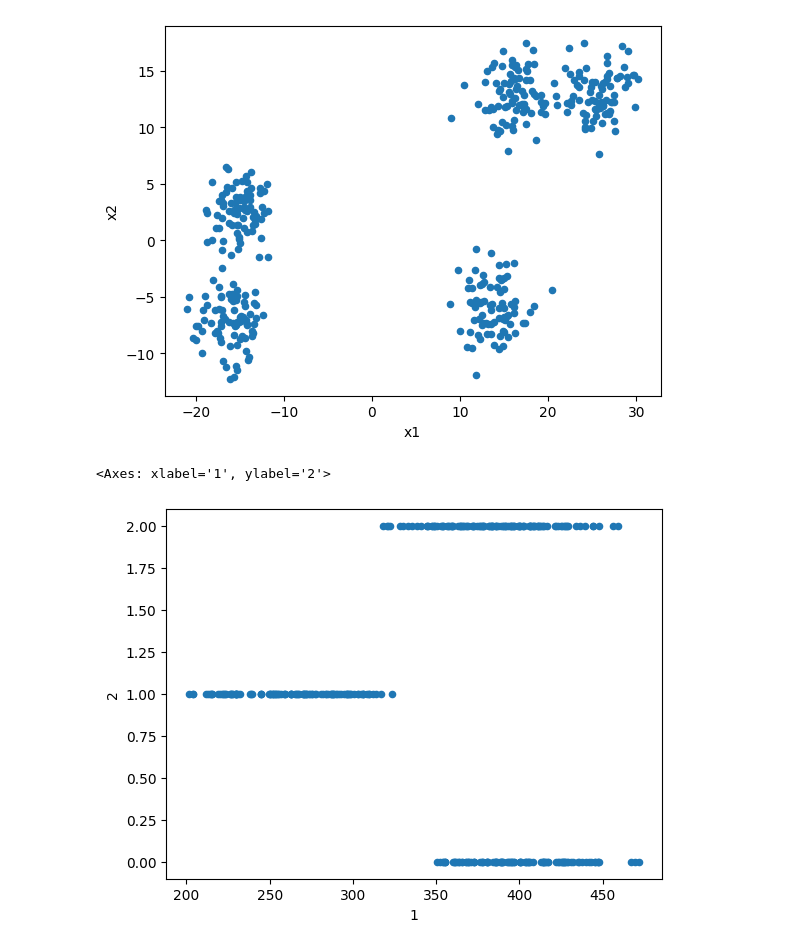
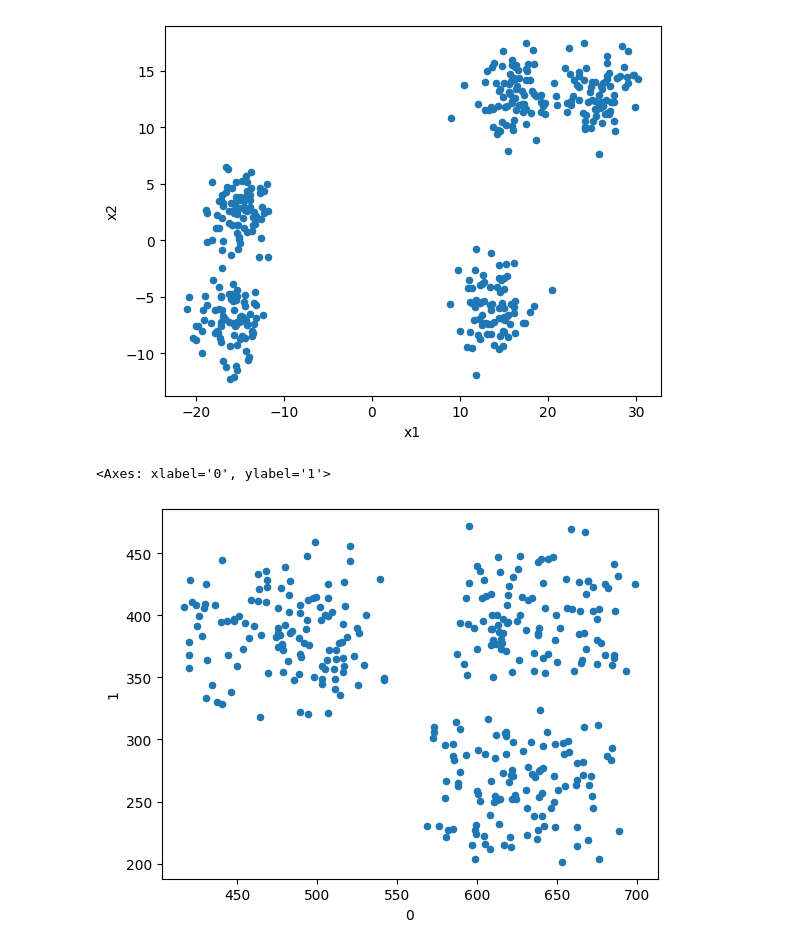
Before and after one commit to adnanqidwai/Comparing_Clustering_Algos, a Jupyter notebook: 2.ipynb, the cells around one changed output. Cells and saved outputs as stored; diff of their text form; code cells hidden in the pictures.

Commit message:
visualising

```diff
--- a/2.ipynb
+++ b/2.ipynb
@@ -22,7 +26,7 @@ subClusters.plot(x='x1', y='x2', kind='scatter')
 <Axes: xlabel='x1', ylabel='x2'>
 [figure]
 # %%
-wellSeperated.plot(x='1', y='2', kind='scatter')
+wellSeperated.plot(x='0', y='1', kind='scatter')
 # %% [output]
-<Axes: xlabel='1', ylabel='2'>
+<Axes: xlabel='0', ylabel='1'>
-[figure, old version]
+[figure, new version]
```
Also changed, not shown: parts of 6 cells of this notebook.
